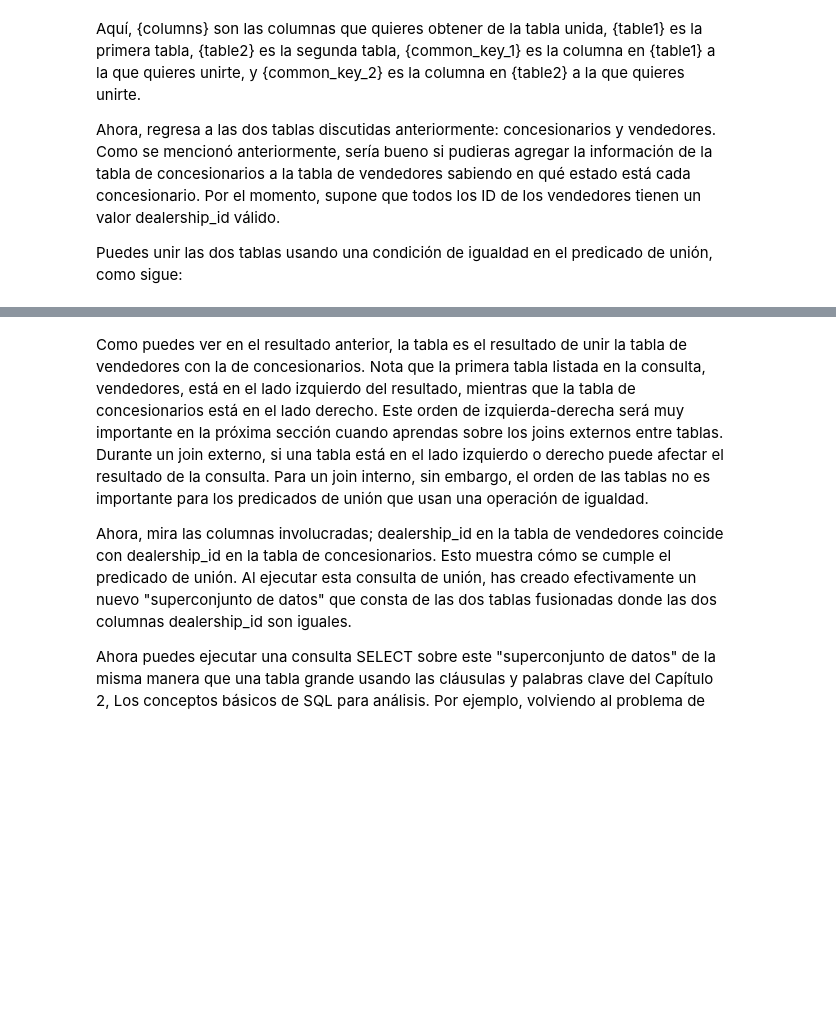
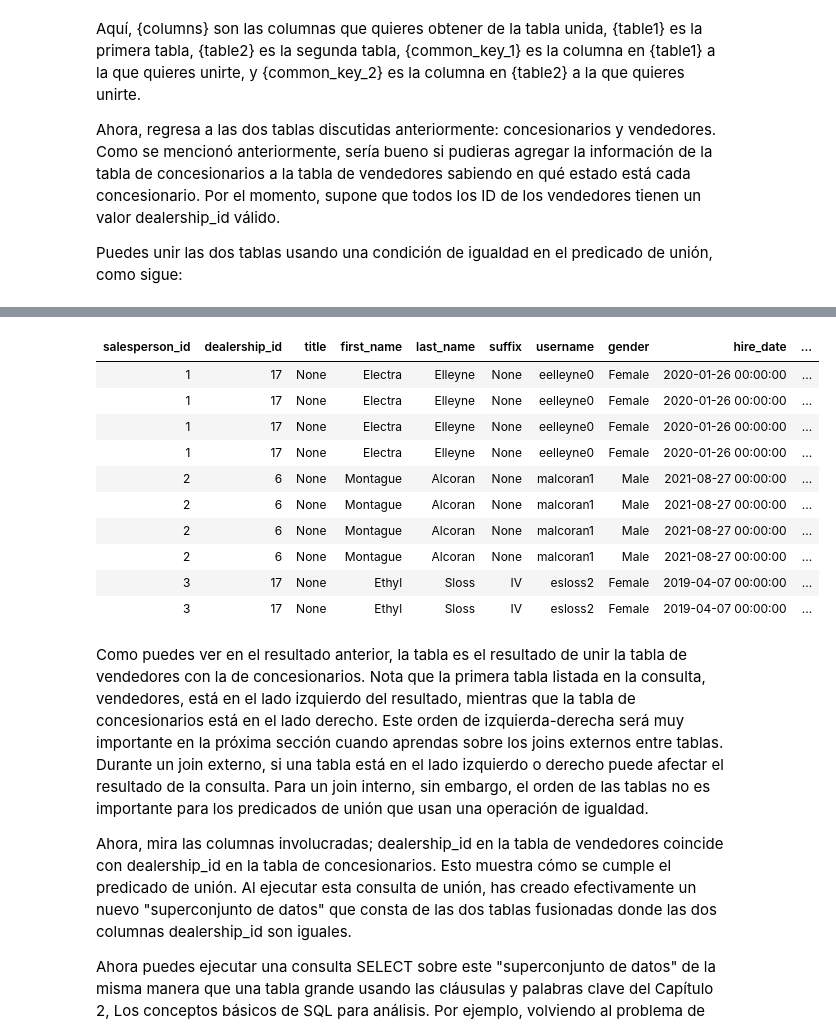
Before and after one commit to limspiga/data-modeling, a Jupyter notebook: 03_data_modeling_for_marketing.ipynb, the cells around one changed output, grey strips where cells are left out. Drawn from its saved outputs; the diff is of its cells as text; code cells hidden in the pictures; blank space fills up the shorter version.

```diff
--- a/03_data_modeling_for_marketing.ipynb
+++ b/03_data_modeling_for_marketing.ipynb
@@ -177,13 +196,11 @@ Ahora, regresa a las dos tablas discutidas anteriormente: concesionarios y vende
 
 Puedes unir las dos tablas usando una condición de igualdad en el predicado de unión, como sigue:
 # %%
-sql_exec_query('''
+%%sql
+-- Figura 3.6: La tabla de vendedores unida a la tabla de concesionarios
 SELECT *
 FROM salespeople
 INNER JOIN dealerships
   ON salespeople.dealership_id = dealerships.dealership_id
 ORDER BY 1 LIMIT 10;
-''')
-
-# Figura 3.6: La tabla de vendedores unida a la tabla de concesionarios
 # %% [output]
@@ -202,3 +209,14 @@ ORDER BY 1 LIMIT 10;
+| salesperson_id | dealership_id | title | first_name | last_name | suffix | username | gender | hire_date | ... |
+| 1 | 17 | None | Electra | Elleyne | None | eelleyne0 | Female | 2020-01-26 00:00:00 | ... |
+| 1 | 17 | None | Electra | Elleyne | None | eelleyne0 | Female | 2020-01-26 00:00:00 | ... |
+| 1 | 17 | None | Electra | Elleyne | None | eelleyne0 | Female | 2020-01-26 00:00:00 | ... |
+| 1 | 17 | None | Electra | Elleyne | None | eelleyne0 | Female | 2020-01-26 00:00:00 | ... |
+| 2 | 6 | None | Montague | Alcoran | None | malcoran1 | Male | 2021-08-27 00:00:00 | ... |
+| 2 | 6 | None | Montague | Alcoran | None | malcoran1 | Male | 2021-08-27 00:00:00 | ... |
+| 2 | 6 | None | Montague | Alcoran | None | malcoran1 | Male | 2021-08-27 00:00:00 | ... |
+| 2 | 6 | None | Montague | Alcoran | None | malcoran1 | Male | 2021-08-27 00:00:00 | ... |
+| 3 | 17 | None | Ethyl | Sloss | IV | esloss2 | Female | 2019-04-07 00:00:00 | ... |
+| 3 | 17 | None | Ethyl | Sloss | IV | esloss2 | Female | 2019-04-07 00:00:00 | ... |
 # %% [markdown]
 
 
```
Also changed, not shown: parts of 11 cells of this notebook.
